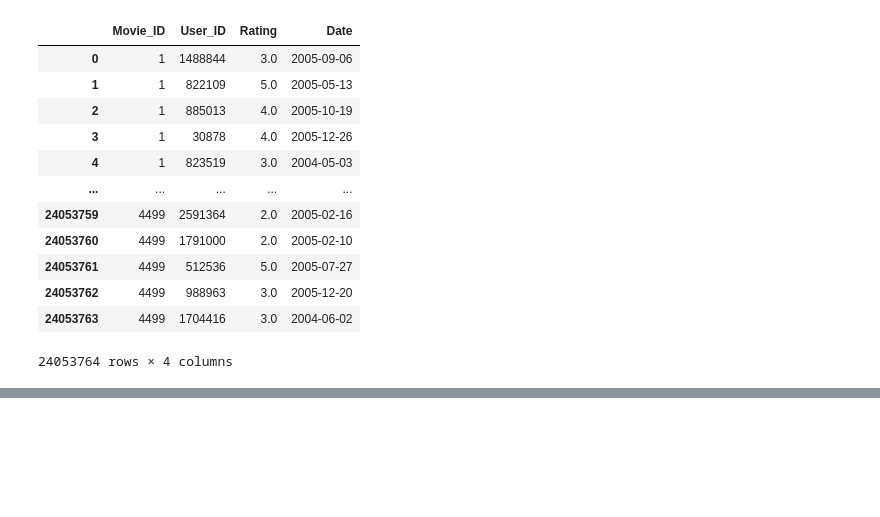
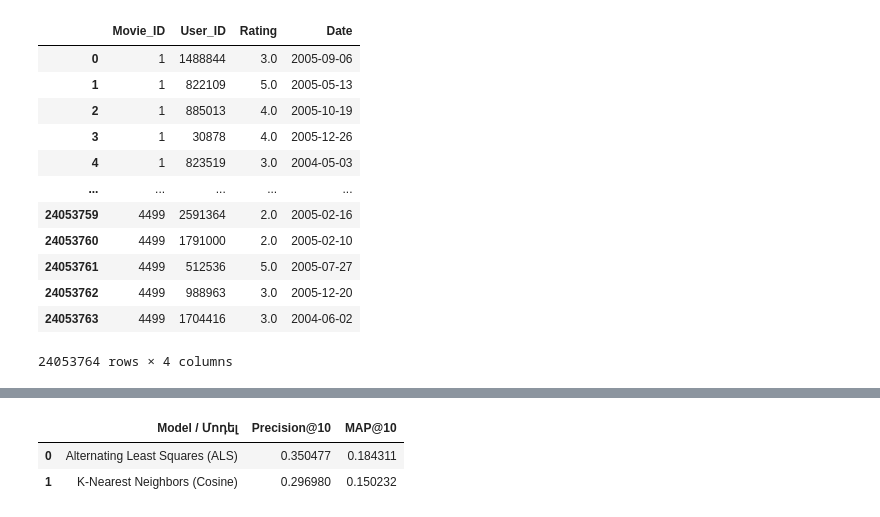
Before and after one commit to armengasparyan314/Programing, a Jupyter notebook: Movie Recomendation.ipynb, the cells around one changed output, grey strips where cells are left out. Saved outputs shown, nothing was run; the diff lists cells and outputs as text; code cells hidden in the pictures; blank space fills up the shorter version.

```diff
--- a/Movie Recomendation.ipynb
+++ b/Movie Recomendation.ipynb
@@ -69,0 +115,31 @@ X, user_mapper, movie_mapper, user_inv_mapper, movie_inv_mapper = create_x(df)
+# %%
+user_item_matrix = X.T.tocsr()
+train_data, test_data = implicit.evaluation.train_test_split(
+    user_item_matrix,
+    train_percentage=0.8,
+    random_state=42
+)
+
+als_model = implicit.als.AlternatingLeastSquares(factors=20, regularization=0.01, random_state=42)
+als_model.fit(train_data)
+
+knn_model = BM25Recommender(K=300)
+knn_model.fit(train_data)
+
+als_p_at_k = implicit.evaluation.precision_at_k(als_model, train_data, test_data, K=10)
+als_map_at_k = implicit.evaluation.mean_average_precision_at_k(als_model, train_data, test_data, K=10)
+
+knn_p_at_k = implicit.evaluation.precision_at_k(knn_model, train_data, test_data, K=10)
+knn_map_at_k = implicit.evaluation.mean_average_precision_at_k(knn_model, train_data, test_data, K=10)
+
+results_df = pd.DataFrame({
+    'Model / Մոդել': ['Alternating Least Squares (ALS)', 'K-Nearest Neighbors (Cosine)'],
+    'Precision@10': [als_p_at_k, knn_p_at_k],
+    'MAP@10': [als_map_at_k, knn_map_at_k]
+})
+
+display(results_df)
+# %% [output]
+|  | Model / Մոդել | Precision@10 | MAP@10 |
+| 0 | Alternating Least Squares (ALS) | 0.350477 | 0.184311 |
+| 1 | K-Nearest Neighbors (Cosine) | 0.296980 | 0.150232 |
```
Also changed, not shown: parts of 4 cells of this notebook.
